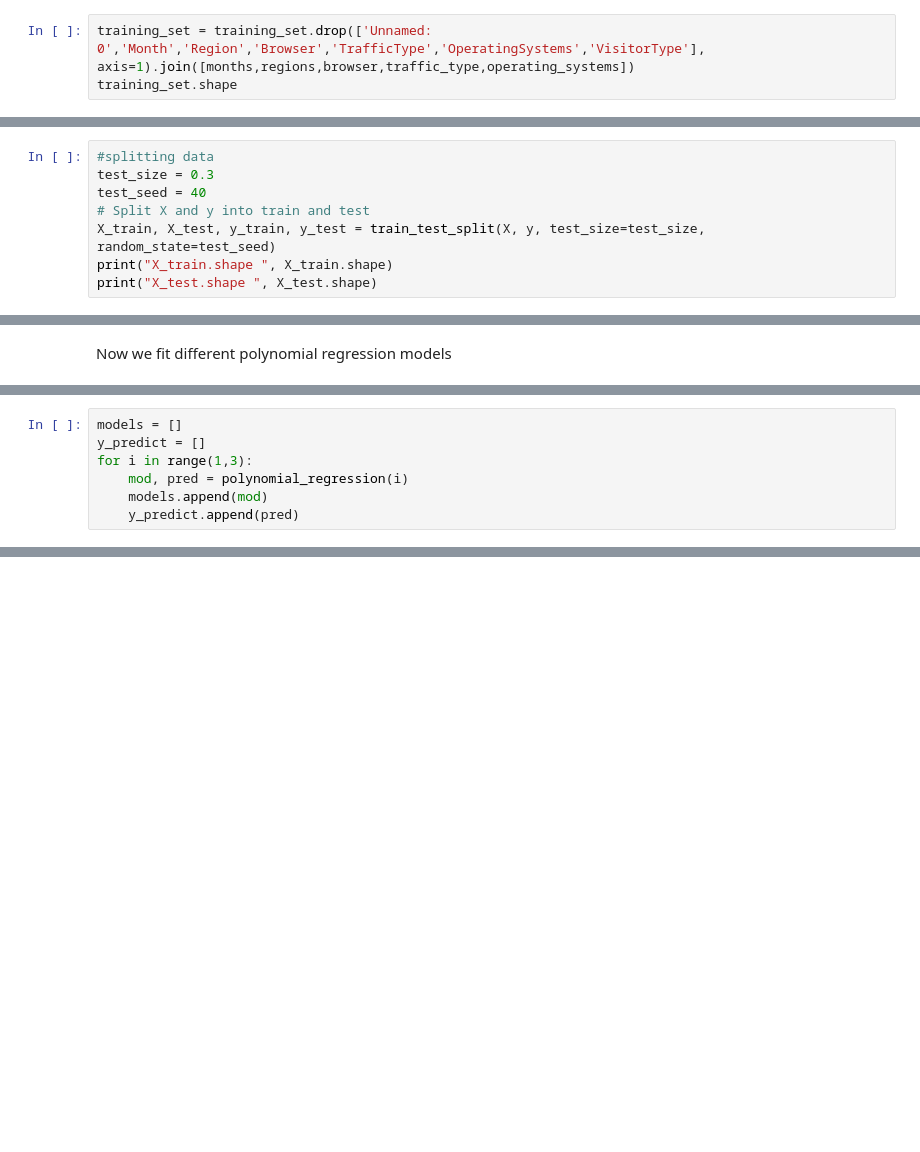
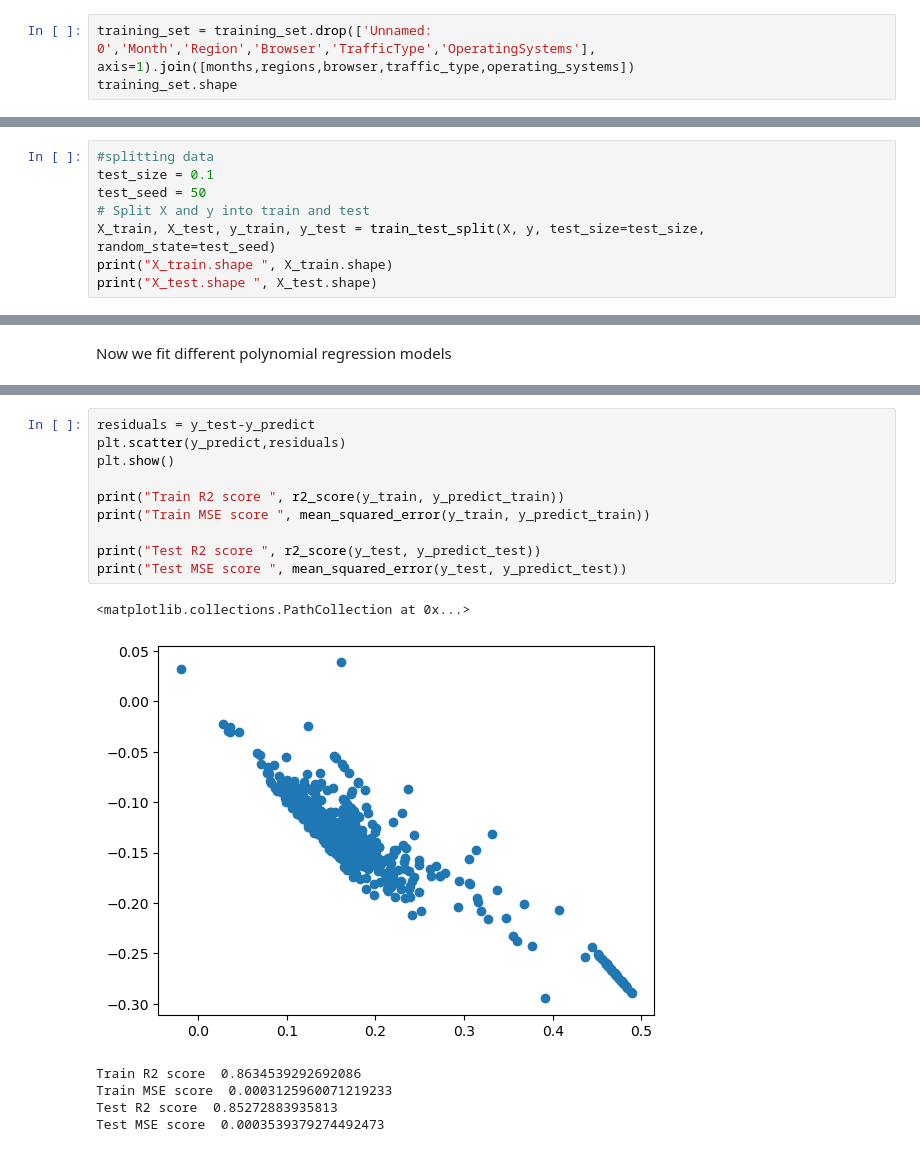
Before and after one commit to sararesta/ML-Homework, a Jupyter notebook: polynomial_regression.ipynb, the cells around one changed output, grey strips where cells are left out. Saved outputs shown, nothing was run; the diff lists cells and outputs as text; blank space fills up the shorter version.

```diff
--- a/polynomial_regression.ipynb
+++ b/polynomial_regression.ipynb
@@ -73,6 +69,6 @@ operating_systems = pd.get_dummies(training_set.OperatingSystems, prefix='Operat
 # %% [markdown]
 Here we replace the categorical features with the dummies variables obtaining binary features
 # %%
-training_set = training_set.drop(['Unnamed: 0','Month','Region','Browser','TrafficType','OperatingSystems','VisitorType'], axis=1).join([months,regions,browser,traffic_type,operating_systems])
+training_set = training_set.drop(['Unnamed: 0','Month','Region','Browser','TrafficType','OperatingSystems'], axis=1).join([months,regions,browser,traffic_type,operating_systems])
 training_set.shape
 # %% [output]
@@ -92,8 +88,8 @@ y = training_set_no_missing['ExitRates'].to_numpy()
 Now we split the training data to obtain a train and a test set to train the regression model and to compute the performance scores.
 # %%
 #splitting data
-test_size = 0.3
-test_seed = 40
+test_size = 0.1
+test_seed = 50
 # Split X and y into train and test
 X_train, X_test, y_train, y_test = train_test_split(X, y, test_size=test_size, random_state=test_seed)
 print("X_train.shape ", X_train.shape)
@@ -127,7 +101,0 @@ def polynomial_regression(deg):
-# %%
-models = []
-y_predict = []
-for i in range(1,3):
-    mod, pred = polynomial_regression(i)
-    models.append(mod)
-    y_predict.append(pred)
@@ -149,0 +152,17 @@ MSE score  0.0005024887262227065
+# %%
+residuals = y_test-y_predict
+plt.scatter(y_predict,residuals)
+plt.show()
+
+print("Train R2 score ", r2_score(y_train, y_predict_train))
+print("Train MSE score ", mean_squared_error(y_train, y_predict_train))
+
+print("Test R2 score ", r2_score(y_test, y_predict_test))
+print("Test MSE score ", mean_squared_error(y_test, y_predict_test))
+# %% [output]
+<matplotlib.collections.PathCollection at 0x...>
+[figure, added]
+Train R2 score  0.8634539292692086
+Train MSE score  0.0003125960071219233
+Test R2 score  0.85272883935813
+Test MSE score  0.0003539379274492473
```
Also changed, not shown: parts of 26 cells of this notebook.
